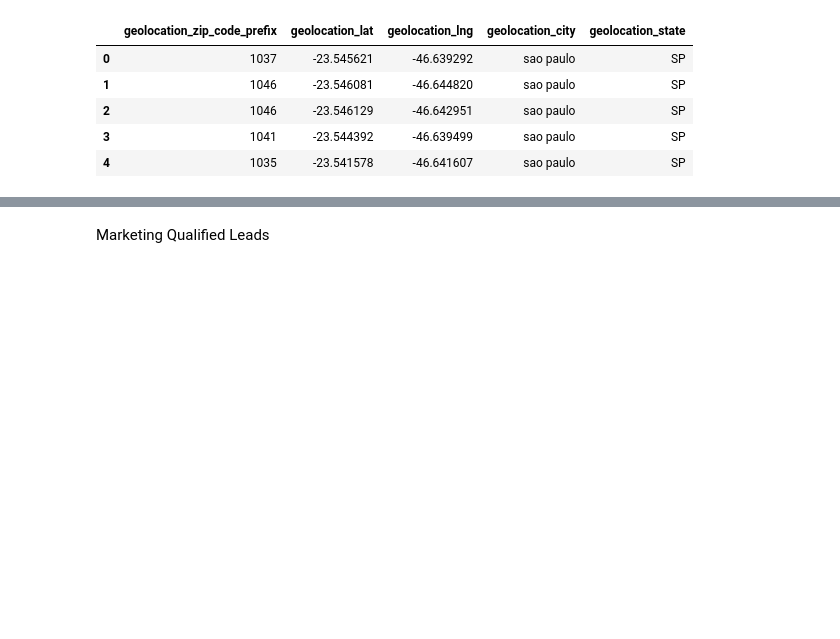
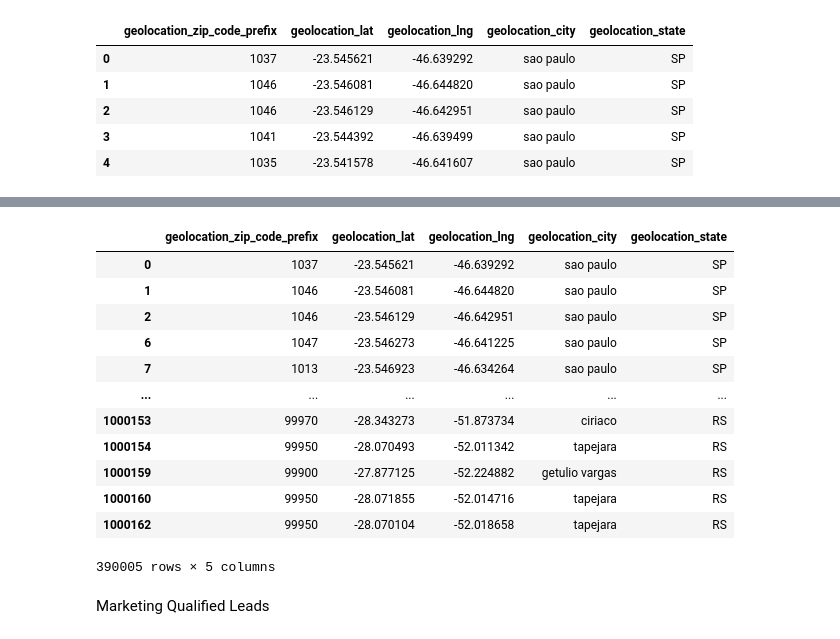
Before and after one commit to mecadme/PF_E-commerce-Olist, a Jupyter notebook: EDA.ipynb, the cells around one changed output, grey strips where cells are left out. Saved outputs shown, nothing was run; the diff lists cells and outputs as text; code cells hidden in the pictures; blank space fills up the shorter version.

```diff
--- a/EDA.ipynb
+++ b/EDA.ipynb
@@ -134,3 +165,20 @@ geolocation.head()
+# %%
+#Are duplicated data?
+geolocation[geolocation.duplicated(keep=False)]
+# %% [output]
+|  | geolocation_zip_code_prefix | geolocation_lat | geolocation_lng | geolocation_city | geolocation_state |
+| 0 | 1037 | -23.545621 | -46.639292 | sao paulo | SP |
+| 1 | 1046 | -23.546081 | -46.644820 | sao paulo | SP |
+| 2 | 1046 | -23.546129 | -46.642951 | sao paulo | SP |
+| 6 | 1047 | -23.546273 | -46.641225 | sao paulo | SP |
+| 7 | 1013 | -23.546923 | -46.634264 | sao paulo | SP |
+| ... | ... | ... | ... | ... | ... |
+| 1000153 | 99970 | -28.343273 | -51.873734 | ciriaco | RS |
+| 1000154 | 99950 | -28.070493 | -52.011342 | tapejara | RS |
+| 1000159 | 99900 | -27.877125 | -52.224882 | getulio vargas | RS |
+| 1000160 | 99950 | -28.071855 | -52.014716 | tapejara | RS |
+| 1000162 | 99950 | -28.070104 | -52.018658 | tapejara | RS |
+390005 rows × 5 columns
 # %% [markdown]
 Marketing Qualified Leads
 # %%
```
Also changed, not shown: parts of 35 cells of this notebook.
